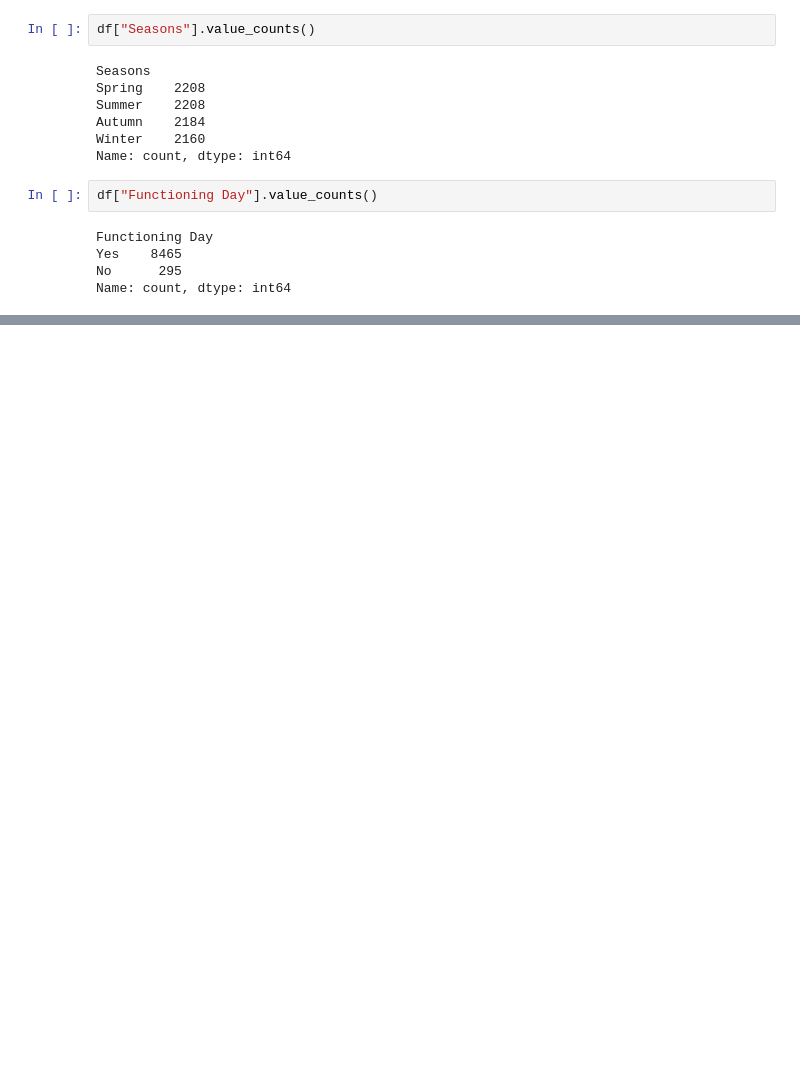
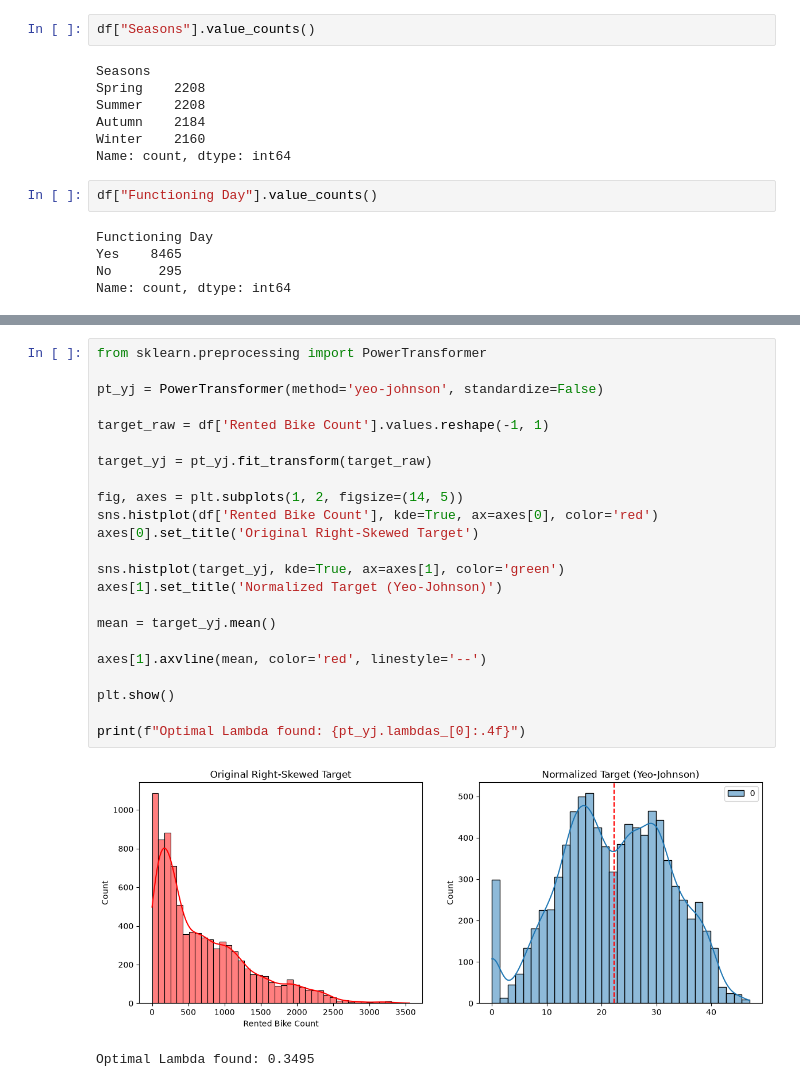
Before and after one commit to Pratham-1919/Scope-bike-rental-task_SS, a Jupyter notebook: Notebook/Day_1.ipynb, the cells around one changed output, grey strips where cells are left out. Saved outputs shown, nothing was run; the diff lists cells and outputs as text; blank space fills up the shorter version.

```diff
--- a/Notebook/Day_1.ipynb
+++ b/Notebook/Day_1.ipynb
@@ -77,0 +239,26 @@ dtype: int64
+# %%
+from sklearn.preprocessing import PowerTransformer
+
+pt_yj = PowerTransformer(method='yeo-johnson', standardize=False)
+
+target_raw = df['Rented Bike Count'].values.reshape(-1, 1)
+
+target_yj = pt_yj.fit_transform(target_raw)
+
+fig, axes = plt.subplots(1, 2, figsize=(14, 5))
+sns.histplot(df['Rented Bike Count'], kde=True, ax=axes[0], color='red')
+axes[0].set_title('Original Right-Skewed Target')
+
+sns.histplot(target_yj, kde=True, ax=axes[1], color='green')
+axes[1].set_title('Normalized Target (Yeo-Johnson)')
+
+mean = target_yj.mean()
+
+axes[1].axvline(mean, color='red', linestyle='--')
+
+plt.show()
+
+print(f"Optimal Lambda found: {pt_yj.lambdas_[0]:.4f}")
+# %% [output]
+[figure, added]
+Optimal Lambda found: 0.3495
```
Also changed, not shown: parts of 41 cells of this notebook, 2 other files.
